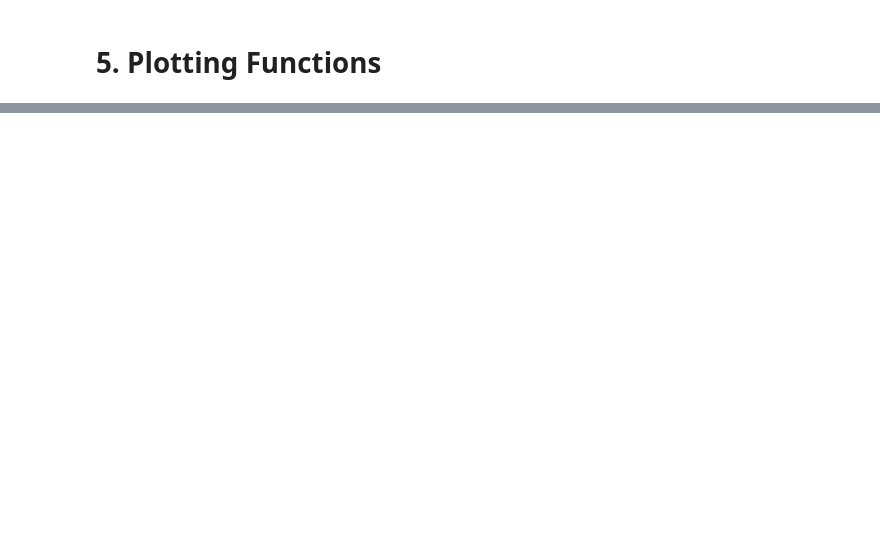
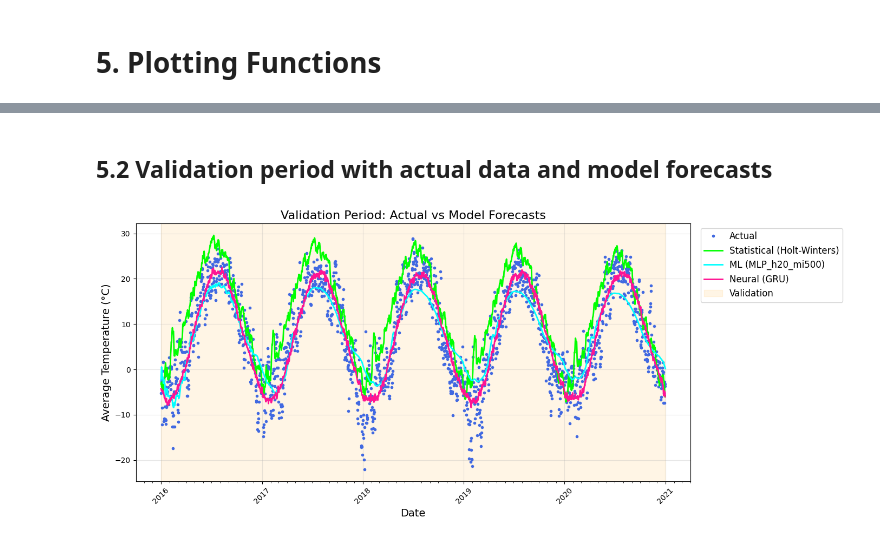
Before and after one commit to smn-krn/TIS3IL-WS25-Project, a Jupyter notebook: code/03-visualization.ipynb, the cells around one changed output, grey strips where cells are left out. Cells and saved outputs as stored; diff of their text form; code cells hidden in the pictures; blank space fills up the shorter version.

```diff
--- a/code/03-visualization.ipynb
+++ b/code/03-visualization.ipynb
@@ -56,2 +367,9 @@ torch.manual_seed(42)
+# %%
+all_models = [
+    baseline_results,   # Seasonal Naive
+    stat_results,       # Holt-Winters
+    ml_results,         # MLP (MLForecast)
+    neural_results      # GRU (NeuralForecast)
+]
 # %% [markdown]
 # 5. Plotting Functions
@@ -57,0 +466,44 @@ torch.manual_seed(42)
+# %% [markdown]
+## 5.2 Validation period with actual data and model forecasts
+# %%
+plt.figure(figsize=(14, 6))
+
+models_to_plot = all_models[1:] #skip the first element - Baseline
+
+#Actual validation data
+plt.plot(val_df['time'], val_df['tavg'], 'o', color='royalblue', markersize=3, label='Actual', linewidth=2)
+
+#Plot each model's validation predictions
+colors = ['lime', 'aqua', 'deeppink', 'lightblue']
+for i, model in enumerate(models_to_plot):
+    plt.plot(
+        val_df['time'],
+        model['val_pred'],
+        '-', color=colors[i % len(colors)], linewidth=2,
+        label=f"{model['model_family']} ({model['model_name']})"
+    )
+
+#Background shading
+plt.axvspan(val_start, val_end, color="orange", alpha=0.1, label="Validation")
+
+#Labels and title
+plt.xlabel("Date", fontsize=14)
+plt.ylabel("Average Temperature (°C)", fontsize=14)
+plt.title("Validation Period: Actual vs Model Forecasts", fontsize=16)
+
+#Grid and legend outside the plot
+plt.grid(alpha=0.3)
+plt.legend(bbox_to_anchor=(1.01, 1), loc='upper left', fontsize=12)
+
+ax = plt.gca()
+ax.xaxis.set_major_locator(mdates.YearLocator())
+ax.xaxis.set_major_formatter(mdates.DateFormatter('%Y'))
+ax.xaxis.set_minor_locator(mdates.MonthLocator())
+plt.xticks(rotation=0)
+
+#X-axis formatting: show only month/day
+plt.xticks(rotation=45)
+plt.tight_layout()
+plt.show()
+# %% [output]
+[figure, added]
```
Also changed, not shown: parts of 33 cells of this notebook, 2 other files.
